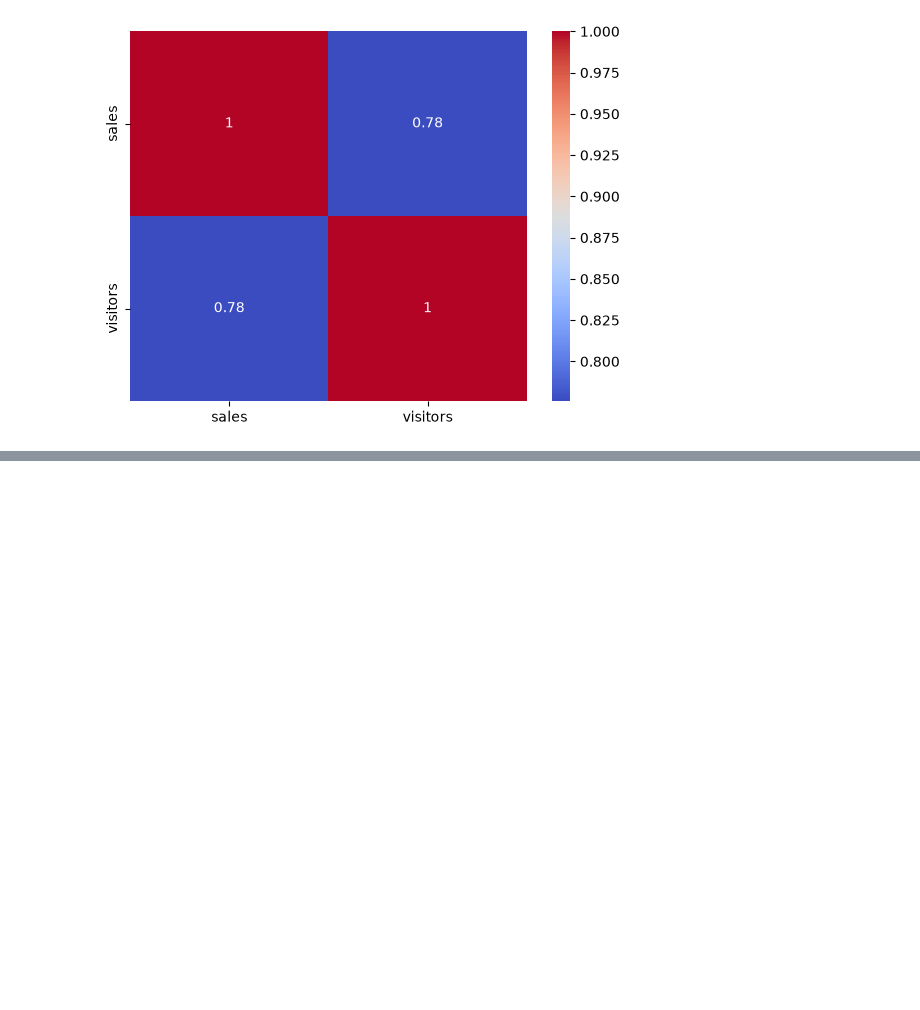
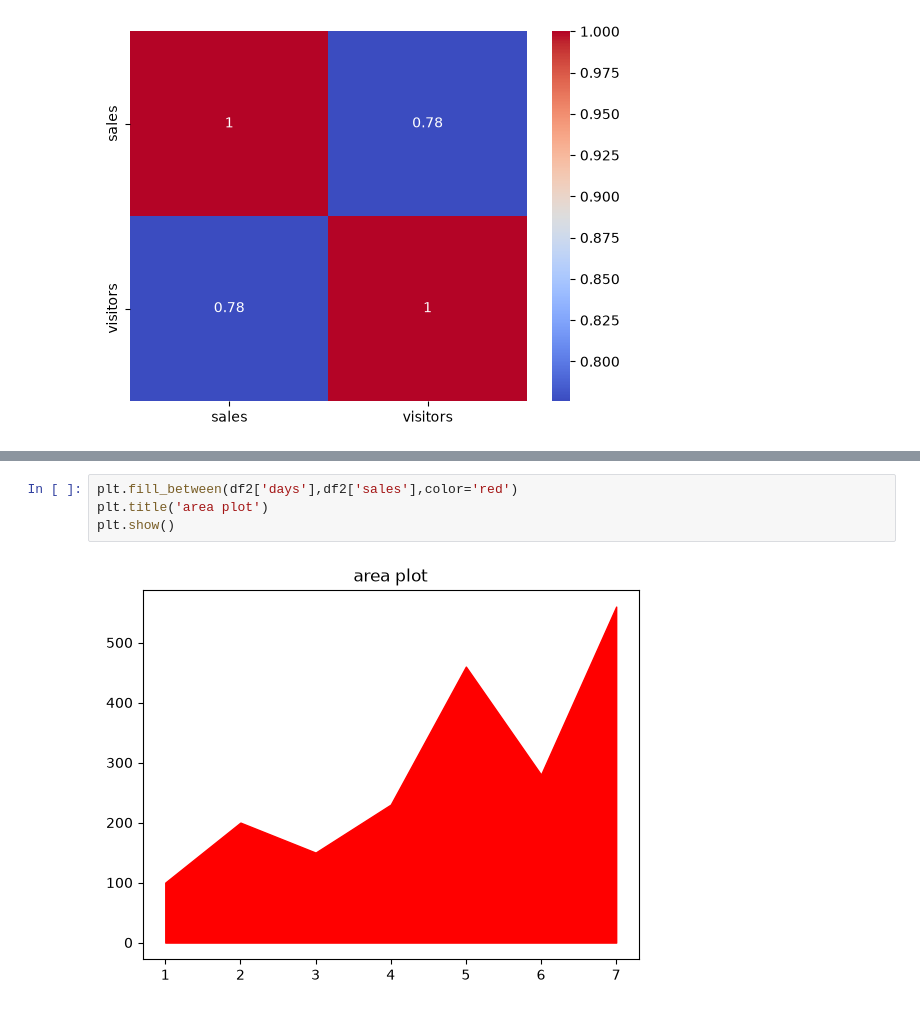
Before and after one commit to AmitKumarPrasad1846/Complete_AI_ML_challenge, a Jupyter notebook: 05_seaborn/seaborn_day_1.ipynb, the cells around one changed output, grey strips where cells are left out. Saved outputs shown, nothing was run; the diff lists cells and outputs as text; blank space fills up the shorter version.

```diff
--- a/05_seaborn/seaborn_day_1.ipynb
+++ b/05_seaborn/seaborn_day_1.ipynb
@@ -208,0 +260,6 @@ plt.show()
+# %%
+plt.fill_between(df2['days'],df2['sales'],color='red')
+plt.title('area plot')
+plt.show()
+# %% [output]
+[figure, added]
```
Also changed, not shown: parts of 6 cells of this notebook.
